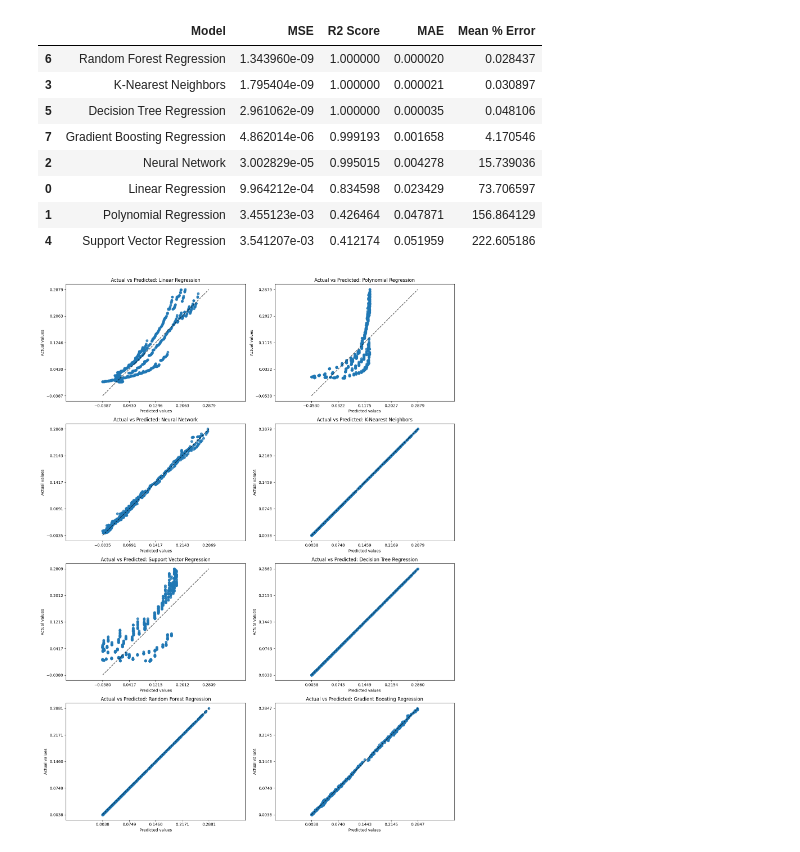
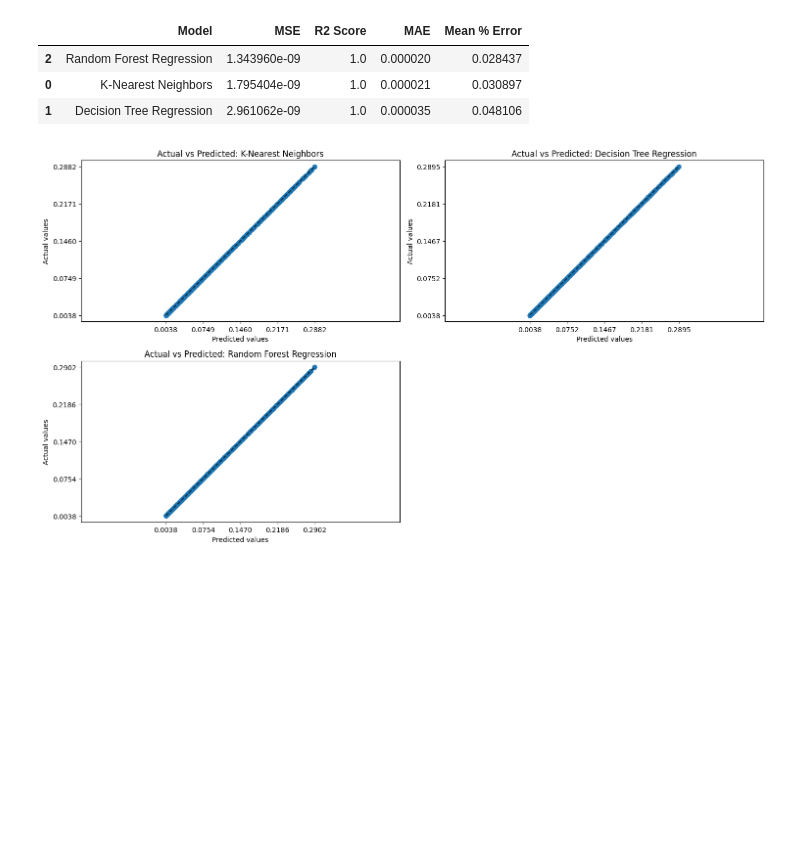
Before and after one commit to PiyushRaj927/Btech-project, a Jupyter notebook: prediction.ipynb, the cells around one changed output. Drawn from its saved outputs; the diff is of its cells as text; code cells hidden in the pictures; blank space fills up the shorter version.

Commit message:
Removed non-performing models from evaluation
Signed-off-by: Piyush Raj <piyushraj92739@gmail.com>

```diff
--- a/prediction.ipynb
+++ b/prediction.ipynb
@@ -121,7 +123,7 @@ def store_results_and_plot(results, model_name, metrics, y_test, y_pred):
     - y_pred: Predicted target values
     """
     global subplot_idx  # Use the global subplot index to track which subplot to use
-    ax = axes[subplot_idx]
+    ax = plt.subplot(3, 2, subplot_idx)
     # Store the results in the results dictionary
     results['Model'].append(model_name)
     results['MSE'].append(metrics['MSE'])
@@ -138,7 +140,6 @@ def store_results_and_plot(results, model_name, metrics, y_test, y_pred):
 # %%
 %matplotlib inline
 from sklearn.model_selection import train_test_split
-import matplotlib.pyplot as plt
 train_data = load_data('combined_dataset.csv')
 test_size=0.2
 random_state=30
@@ -155,42 +156,14 @@ results = {
     'MAE': [],
     'Mean % Error': []  # New column for mean percentage error
 }
-num_models = 8  # Adjust this based on the number of models
-fig, axes = plt.subplots(nrows=4, ncols=2, figsize=(15, 20))  # 4x2 grid for subplots
-axes = axes.flatten()  # Flatten the 2D array of axes for easy iteration
-subplot_idx = 0
-# Train and evaluate Linear Regression model
-linear_model = train_linear_regression(X_train, y_train)
-y_pred_linear = predict(linear_model, X_test)
-linear_metrics = evaluate_model(y_test, y_pred_linear)
-store_results_and_plot(results, model_name='Linear Regression', metrics=linear_metrics, y_test=y_test, y_pred=y_pred_linear)
-
-
-# Train and evaluate Polynomial Regression model
-poly_model, poly_features = train_polynomial_regression(X_train, y_train, degree=2)
-y_pred_poly = predict(poly_model, X_test, poly_features=poly_features)
-poly_metrics = evaluate_model(y_test, y_pred_poly)
-store_results_and_plot(results, model_name='Polynomial Regression', metrics=poly_metrics, y_test=y_test, y_pred=y_pred_poly)
-
-
-# Train and evaluate Neural Network model
-nn_model, nn_scaler = train_neural_network(X_train, y_train)
-y_pred_nn = predict(nn_model, X_test, scaler=nn_scaler)
-nn_metrics = evaluate_model(y_test, y_pred_nn)
-store_results_and_plot(results, model_name='Neural Network', metrics=nn_metrics, y_test=y_test, y_pred=y_pred_nn)
-
+plt.figure(figsize=(15, 12))  # 4x2 grid for subplots
+subplot_idx = 1
 
 # Train and evaluate K-Nearest Neighbors model
 knn_model = train_knn(X_train, y_train, n_neighbors=5)
 y_pred_knn = predict(knn_model, X_test)
 knn_metrics = evaluate_model(y_test, y_pred_knn)
 store_results_and_plot(results, model_name='K-Nearest Neighbors', metrics=knn_metrics, y_test=y_test, y_pred=y_pred_knn)
-
-# Train and evaluate Support Vector Regression model
-svr_model = train_svr(X_train, y_train)
-y_pred_svr = predict(svr_model, X_test)
-svr_metrics = evaluate_model(y_test, y_pred_svr)
-store_results_and_plot(results, model_name='Support Vector Regression', metrics=svr_metrics, y_test=y_test, y_pred=y_pred_svr)
 
 
 # Train and evaluate Decision Tree Regression model
@@ -205,13 +178,6 @@ rf_model = train_random_forest(X_train, y_train)
 y_pred_rf = predict(rf_model, X_test)
 rf_metrics = evaluate_model(y_test, y_pred_rf)
 store_results_and_plot(results, model_name='Random Forest Regression', metrics=rf_metrics, y_test=y_test, y_pred=y_pred_rf)
-
-
-# Train and evaluate Gradient Boosting Regression model
-gb_model = train_gradient_boosting(X_train, y_train)
-y_pred_gb = predict(gb_model, X_test)
-gb_metrics = evaluate_model(y_test, y_pred_gb)
-store_results_and_plot(results, model_name='Gradient Boosting Regression', metrics=gb_metrics, y_test=y_test, y_pred=y_pred_gb)
 
 
 # Compare models
@@ -221,39 +187,34 @@ plt.show()
 # save_results_to_file(results)  # Save results to result.txt
 
 # Create a DataFrame to save actual and predicted values
 # predictions_df = pd.DataFrame({
 #     'Actual I_pol(t)(uA)': y_test,
 #     'Predicted Linear': y_pred_linear,
 #     'Predicted Polynomial': y_pred_poly,
 #     'Predicted Neural Network': y_pred_nn,
 #     'Predicted KNN': y_pred_knn,
 #     'Predicted SVR': y_pred_svr,
 #     'Predicted Decision Tree': y_pred_tree,
 #     'Predicted Random Forest': y_pred_rf,
 #     'Predicted Gradient Boosting': y_pred_gb
 # })
 
 # Calculate percent error for each model and add to predictions_df
 # predictions_df['Percent Error Linear'] = np.abs((predictions_df['Actual I_pol(t)(uA)'] - predictions_df['Predicted Linear']) / predictions_df['Actual I_pol(t)(uA)']) * 100
 # predictions_df['Percent Error Polynomial'] = np.abs((predictions_df['Actual I_pol(t)(uA)'] - predictions_df['Predicted Polynomial']) / predictions_df['Actual I_pol(t)(uA)']) * 100
 # predictions_df['Percent Error Neural Network'] = np.abs((predictions_df['Actual I_pol(t)(uA)'] - predictions_df['Predicted Neural Network']) / predictions_df['Actual I_pol(t)(uA)']) * 100
 # predictions_df['Percent Error KNN'] = np.abs((predictions_df['Actual I_pol(t)(uA)'] - predictions_df['Predicted KNN']) / predictions_df['Actual I_pol(t)(uA)']) * 100
 # predictions_df['Percent Error SVR'] = np.abs((predictions_df['Actual I_pol(t)(uA)'] - predictions_df['Predicted SVR']) / predictions_df['Actual I_pol(t)(uA)']) * 100
 # predictions_df['Percent Error Decision Tree'] = np.abs((predictions_df['Actual I_pol(t)(uA)'] - predictions_df['Predicted Decision Tree']) / predictions_df['Actual I_pol(t)(uA)']) * 100
 # predictions_df['Percent Error Random Forest'] = np.abs((predictions_df['Actual I_pol(t)(uA)'] - predictions_df['Predicted Random Forest']) / predictions_df['Actual I_pol(t)(uA)']) * 100
 # predictions_df['Percent Error Gradient Boosting'] = np.abs((predictions_df['Actual I_pol(t)(uA)'] - predictions_df['Predicted Gradient Boosting']) / predictions_df['Actual I_pol(t)(uA)']) * 100
 
 # Save the DataFrame with predictions to a new CSV file
 # predictions_df.to_csv('test_data_with_predictions.csv', index=False)
 # print("Predicted values saved to 'test_data_with_predictions.csv'.")
 # %% [output]
 |  | Model | MSE | R2 Score | MAE | Mean % Error |
-| 6 | Random Forest Regression | 1.343960e-09 | 1.000000 | 0.000020 | 0.028437 |
-| 3 | K-Nearest Neighbors | 1.795404e-09 | 1.000000 | 0.000021 | 0.030897 |
-| 5 | Decision Tree Regression | 2.961062e-09 | 1.000000 | 0.000035 | 0.048106 |
-| 7 | Gradient Boosting Regression | 4.862014e-06 | 0.999193 | 0.001658 | 4.170546 |
-| 2 | Neural Network | 3.002829e-05 | 0.995015 | 0.004278 | 15.739036 |
-| 0 | Linear Regression | 9.964212e-04 | 0.834598 | 0.023429 | 73.706597 |
-| 1 | Polynomial Regression | 3.455123e-03 | 0.426464 | 0.047871 | 156.864129 |
-| 4 | Support Vector Regression | 3.541207e-03 | 0.412174 | 0.051959 | 222.605186 |
+| 2 | Random Forest Regression | 1.343960e-09 | 1.0 | 0.000020 | 0.028437 |
+| 0 | K-Nearest Neighbors | 1.795404e-09 | 1.0 | 0.000021 | 0.030897 |
+| 1 | Decision Tree Regression | 2.961062e-09 | 1.0 | 0.000035 | 0.048106 |
-[figure, old version]
+[figure, new version]
```
Also changed, not shown: parts of 1 cell of this notebook.
